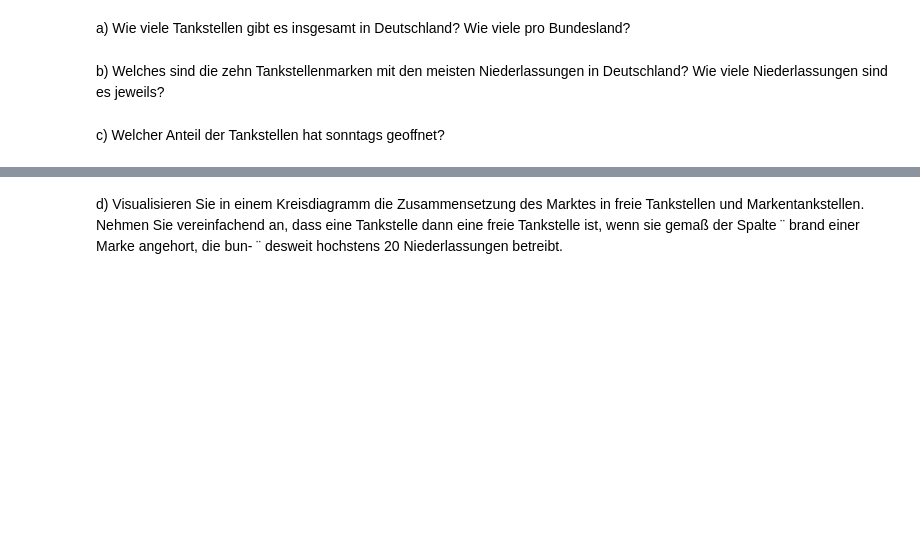
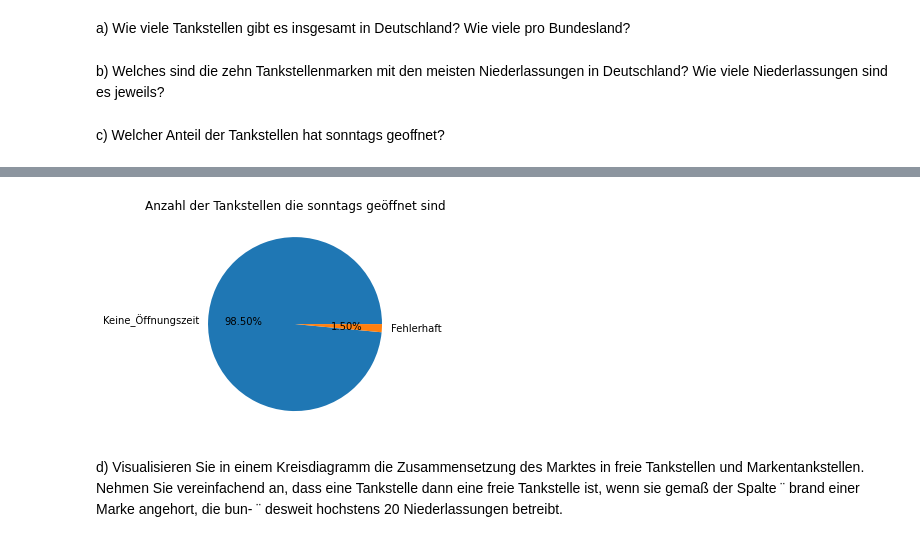
Before and after one commit to TechPiranja/DA_Stud, a Jupyter notebook: nachname_vorname.ipynb, the cells around one changed output, grey strips where cells are left out. Saved outputs shown, nothing was run; the diff lists cells and outputs as text; code cells hidden in the pictures; blank space fills up the shorter version.

```diff
--- a/nachname_vorname.ipynb
+++ b/nachname_vorname.ipynb
@@ -453,3 +472,9 @@ openOnSunday
+# %%
+plt.pie(errorData.values(), labels = errorData.keys(), autopct=pie_label_formatter)
+plt.title("Anzahl der Tankstellen die sonntags geöffnet sind")
+plt.show()
+# %% [output]
+[figure, added]
 # %% [markdown]
 d) Visualisieren Sie in einem Kreisdiagramm die Zusammensetzung des Marktes in freie Tankstellen und Markentankstellen. Nehmen Sie vereinfachend an, dass eine Tankstelle dann
 eine freie Tankstelle ist, wenn sie gemaß der Spalte ¨ brand einer Marke angehort, die bun- ¨
```
Also changed, not shown: parts of 9 cells of this notebook.
